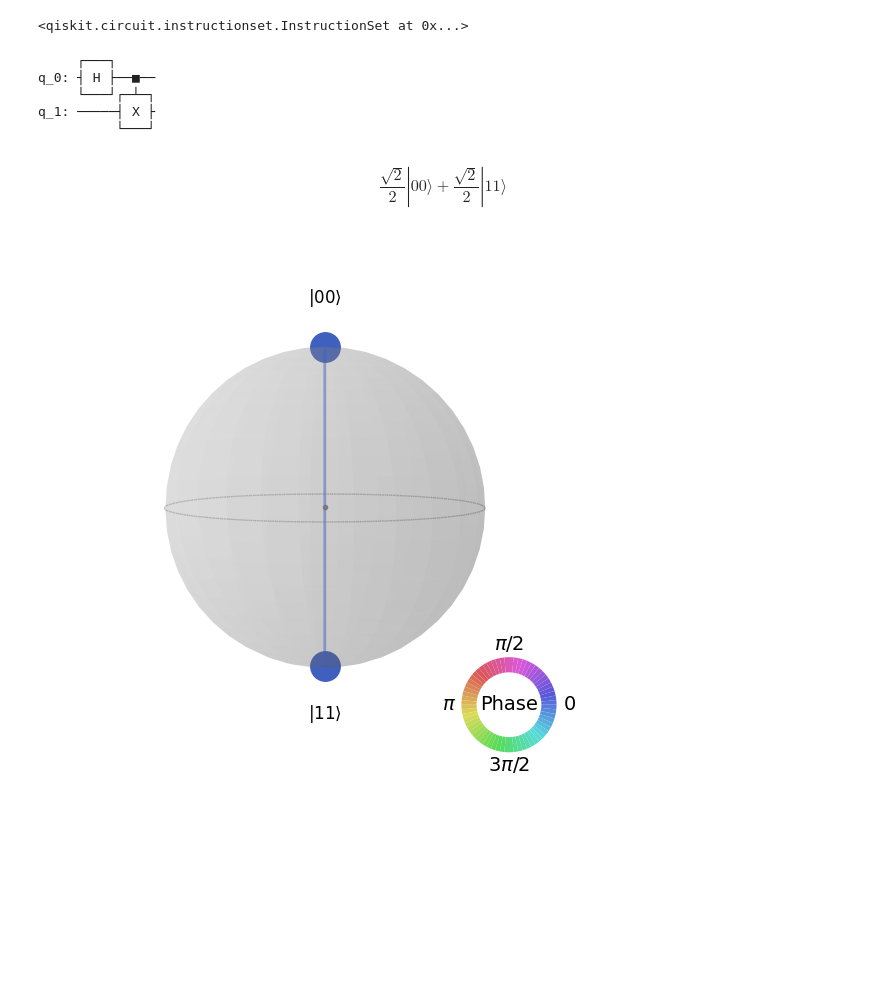
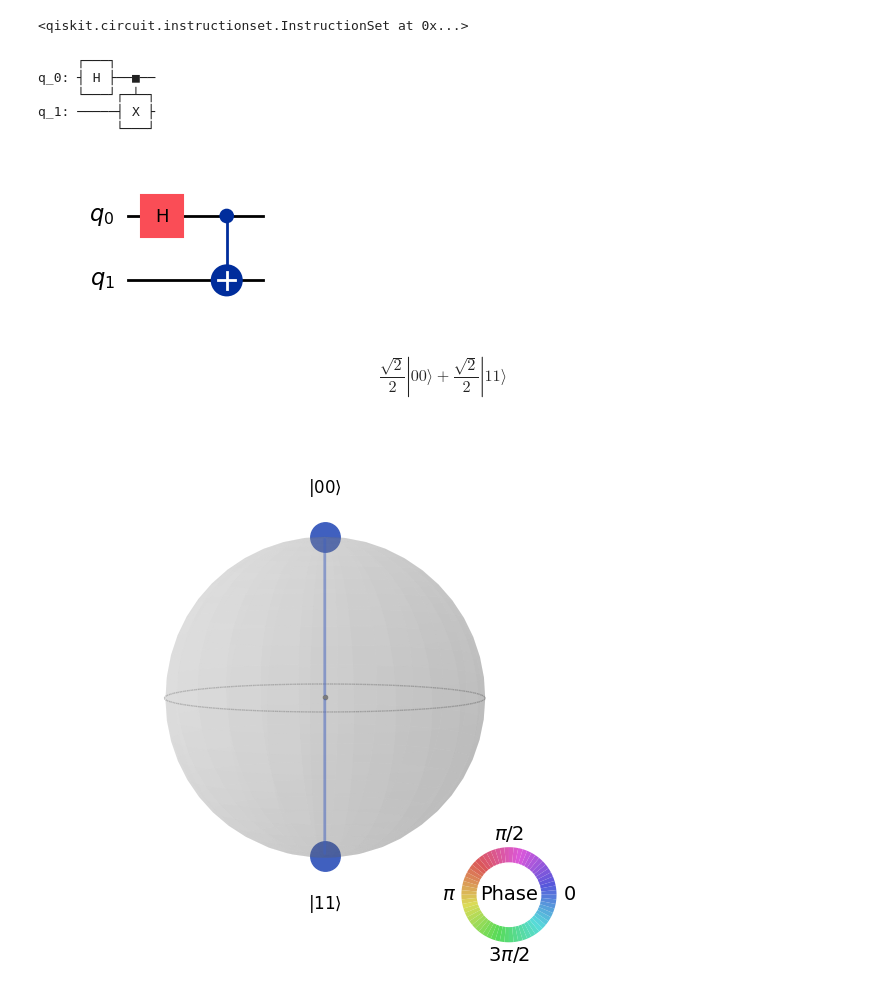
Before and after one commit to stephenhky/Qiskit-Cert-Exercise, a Jupyter notebook: basic/bipartite_states.ipynb, the cells around one changed output. Saved outputs shown, nothing was run; the diff lists cells and outputs as text; code cells hidden in the pictures; blank space fills up the shorter version.

```diff
--- a/basic/bipartite_states.ipynb
+++ b/basic/bipartite_states.ipynb
@@ -15,6 +15,10 @@ q_0: ┤ H ├──■──
      └───┘┌─┴─┐
 q_1: ─────┤ X ├
           └───┘
+# %%
+epr_circuit.draw("mpl")
+# %% [output]
+[figure, added]
 # %%
 # ev = Statevector.from_int(0, 4)
 ev = Statevector.from_label("00")
```
Also changed, not shown: parts of 1 cell of this notebook, 2 other files.
